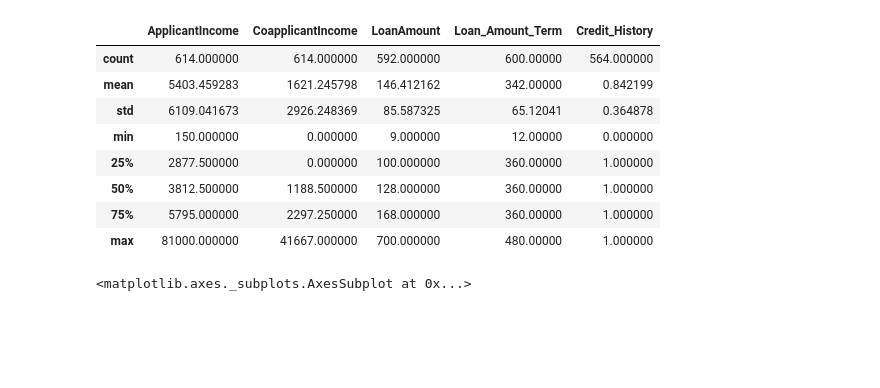
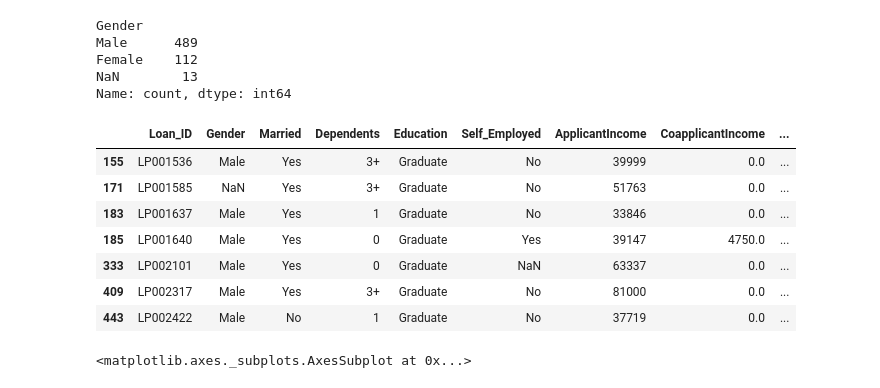
Before and after one commit to amolathavale/aiml, a Jupyter notebook: datalytics1.ipynb, the cells around one changed output. Drawn from its saved outputs; the diff is of its cells as text; code cells hidden in the pictures; blank space fills up the shorter version.

```diff
--- a/datalytics1.ipynb
+++ b/datalytics1.ipynb
@@ -13,16 +9,24 @@ plt.plot(range(5))
 # %%
 df = pd.read_csv("data/train_u6lujuX_CVtuZ9i.csv")
-df.describe()
+df['Gender'].value_counts(dropna=False)
 # %% [output]
-|  | ApplicantIncome | CoapplicantIncome | LoanAmount | Loan_Amount_Term | Credit_History |
-| count | 614.000000 | 614.000000 | 592.000000 | 600.00000 | 564.000000 |
-| mean | 5403.459283 | 1621.245798 | 146.412162 | 342.00000 | 0.842199 |
-| std | 6109.041673 | 2926.248369 | 85.587325 | 65.12041 | 0.364878 |
-| min | 150.000000 | 0.000000 | 9.000000 | 12.00000 | 0.000000 |
-| 25% | 2877.500000 | 0.000000 | 100.000000 | 360.00000 | 1.000000 |
-| 50% | 3812.500000 | 1188.500000 | 128.000000 | 360.00000 | 1.000000 |
-| 75% | 5795.000000 | 2297.250000 | 168.000000 | 360.00000 | 1.000000 |
-| max | 81000.000000 | 41667.000000 | 700.000000 | 480.00000 | 1.000000 |
+Gender
+Male      489
+Female    112
+NaN        13
+Name: count, dtype: int64
+# %%
+outliers = df[df['ApplicantIncome'] > df['ApplicantIncome'].quantile(0.99)]
+outliers
+# %% [output]
+|  | Loan_ID | Gender | Married | Dependents | Education | Self_Employed | ApplicantIncome | CoapplicantIncome | ... |
+| 155 | LP001536 | Male | Yes | 3+ | Graduate | No | 39999 | 0.0 | ... |
+| 171 | LP001585 | NaN | Yes | 3+ | Graduate | No | 51763 | 0.0 | ... |
+| 183 | LP001637 | Male | Yes | 1 | Graduate | No | 33846 | 0.0 | ... |
+| 185 | LP001640 | Male | Yes | 0 | Graduate | Yes | 39147 | 4750.0 | ... |
+| 333 | LP002101 | Male | Yes | 0 | Graduate | NaN | 63337 | 0.0 | ... |
+| 409 | LP002317 | Male | Yes | 3+ | Graduate | No | 81000 | 0.0 | ... |
+| 443 | LP002422 | Male | No | 1 | Graduate | No | 37719 | 0.0 | ... |
 # %%
 df.boxplot(column="ApplicantIncome", by="Education")
 # %% [output]
```
Also changed, not shown: parts of 2 cells of this notebook, 4 other files.
